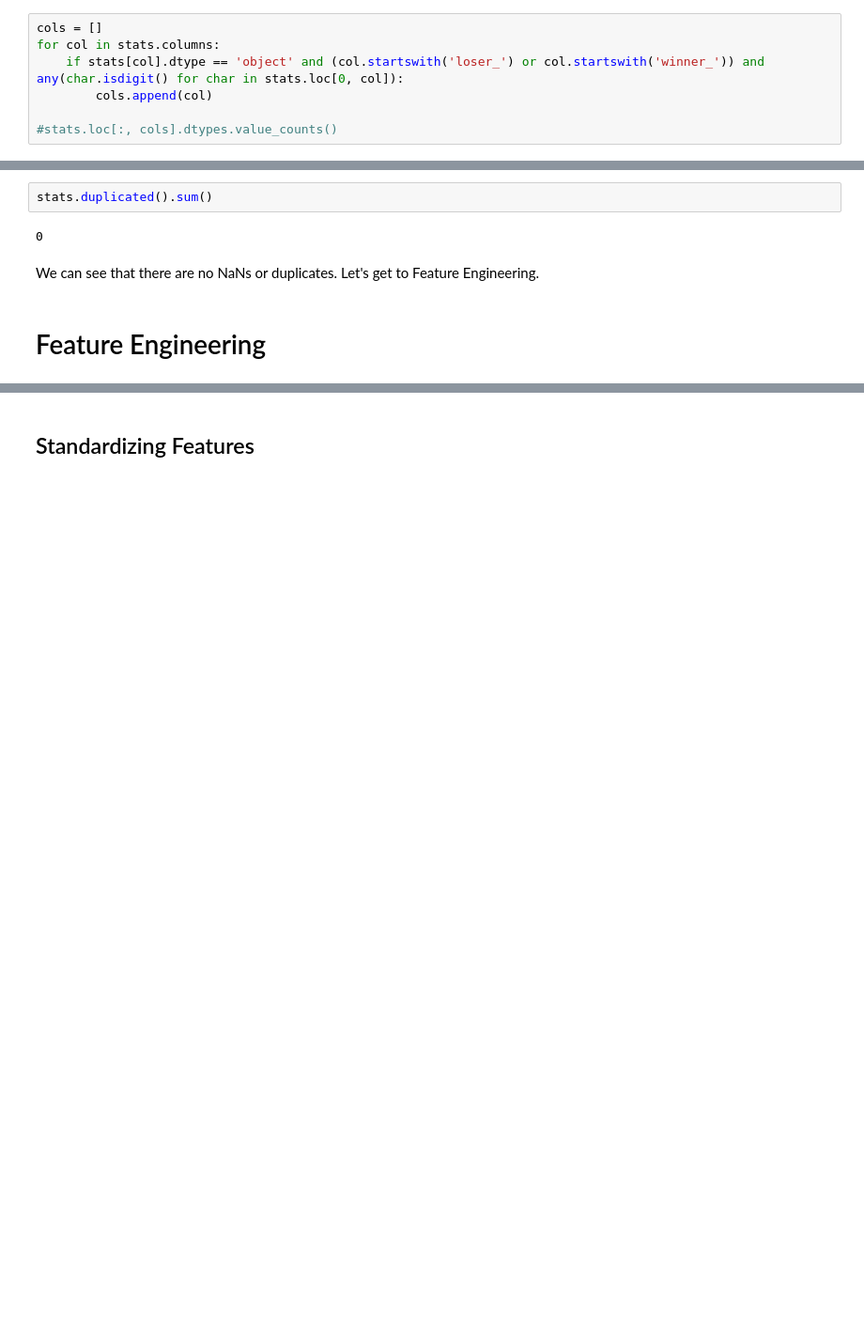
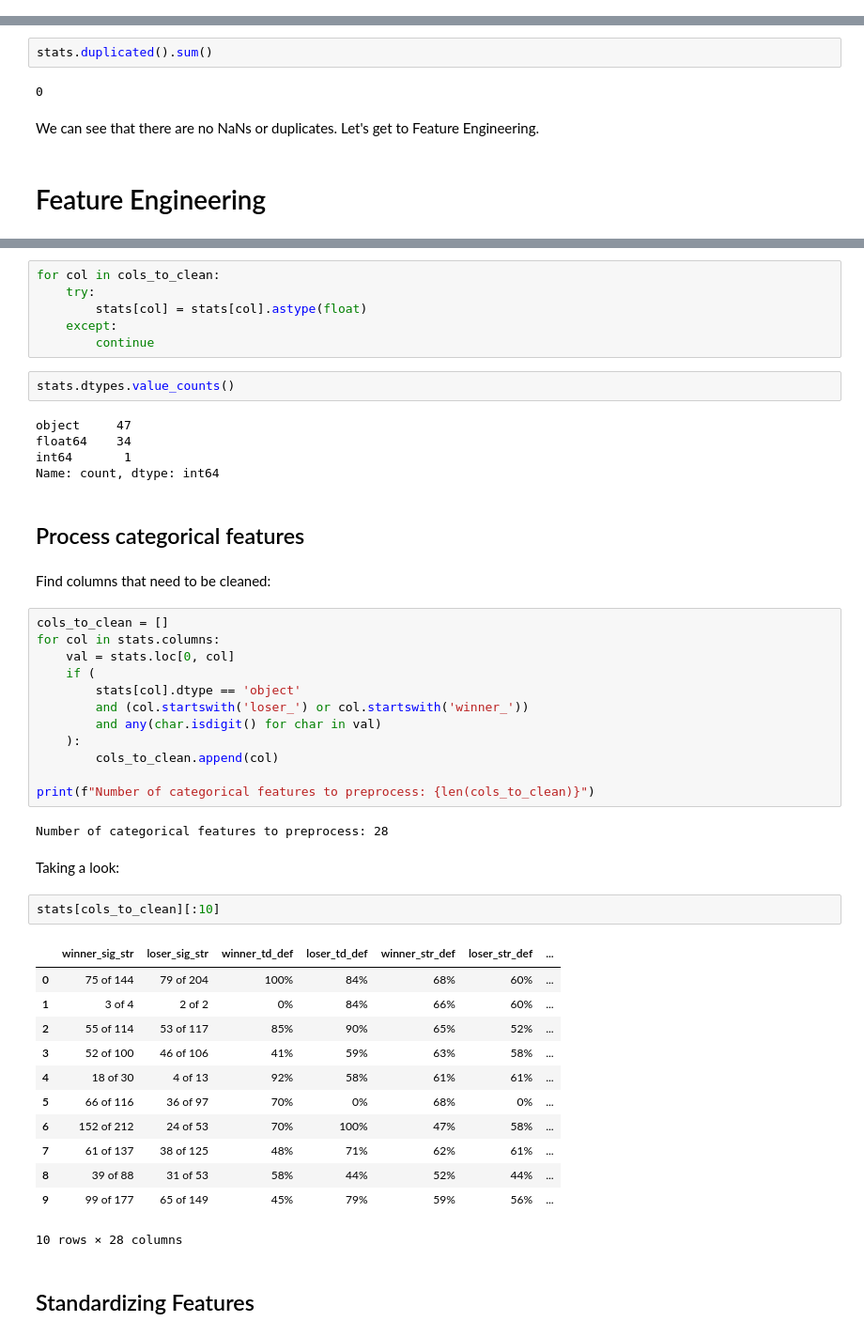
Before and after one commit to komaksym/UFC-DataLab, a Jupyter notebook: data/src/prepare_for_EDA.ipynb, the cells around one changed output, grey strips where cells are left out. Shown at 94% size. Saved outputs shown, nothing was run; the diff lists cells and outputs as text; blank space fills up the shorter version.

Commit message:
extract different columns to standardize based on different feature characteristics

```diff
--- a/data/src/prepare_for_EDA.ipynb
+++ b/data/src/prepare_for_EDA.ipynb
@@ -204,7 +201,0 @@ Find columns that need to be cleaned:
-# %%
-cols = []
-for col in stats.columns:
-    if stats[col].dtype == 'object' and (col.startswith('loser_') or col.startswith('winner_')) and any(char.isdigit() for char in stats.loc[0, col]):
-        cols.append(col)
-
-#stats.loc[:, cols].dtypes.value_counts()
@@ -269,2 +238,50 @@ We can see that there are no NaNs or duplicates. Let's get to Feature Engineerin
+# %%
+for col in cols_to_clean:
+    try:
+        stats[col] = stats[col].astype(float)
+    except:
+        continue
+# %%
+stats.dtypes.value_counts()
+# %% [output]
+object     47
+float64    34
+int64       1
+Name: count, dtype: int64
+# %% [markdown]
+## Process categorical features
+# %% [markdown]
+Find columns that need to be cleaned:
+# %%
+cols_to_clean = []
+for col in stats.columns:
+    val = stats.loc[0, col]
+    if (
+        stats[col].dtype == 'object'
+        and (col.startswith('loser_') or col.startswith('winner_'))
+        and any(char.isdigit() for char in val)
+    ):
+        cols_to_clean.append(col)
+
+print(f"Number of categorical features to preprocess: {len(cols_to_clean)}")
+# %% [output]
+Number of categorical features to preprocess: 28
+# %% [markdown]
+Taking a look:
+# %%
+stats[cols_to_clean][:10]
+# %% [output]
+|  | winner_sig_str | loser_sig_str | winner_td_def | loser_td_def | winner_str_def | loser_str_def | ... |
+| 0 | 75 of 144 | 79 of 204 | 100% | 84% | 68% | 60% | ... |
+| 1 | 3 of 4 | 2 of 2 | 0% | 84% | 66% | 60% | ... |
+| 2 | 55 of 114 | 53 of 117 | 85% | 90% | 65% | 52% | ... |
+| 3 | 52 of 100 | 46 of 106 | 41% | 59% | 63% | 58% | ... |
+| 4 | 18 of 30 | 4 of 13 | 92% | 58% | 61% | 61% | ... |
+| 5 | 66 of 116 | 36 of 97 | 70% | 0% | 68% | 0% | ... |
+| 6 | 152 of 212 | 24 of 53 | 70% | 100% | 47% | 58% | ... |
+| 7 | 61 of 137 | 38 of 125 | 48% | 71% | 62% | 61% | ... |
+| 8 | 39 of 88 | 31 of 53 | 58% | 44% | 52% | 44% | ... |
+| 9 | 99 of 177 | 65 of 149 | 45% | 79% | 59% | 56% | ... |
+10 rows × 28 columns
 # %% [markdown]
 ## Standardizing Features
```
Also changed, not shown: parts of 23 cells of this notebook.
